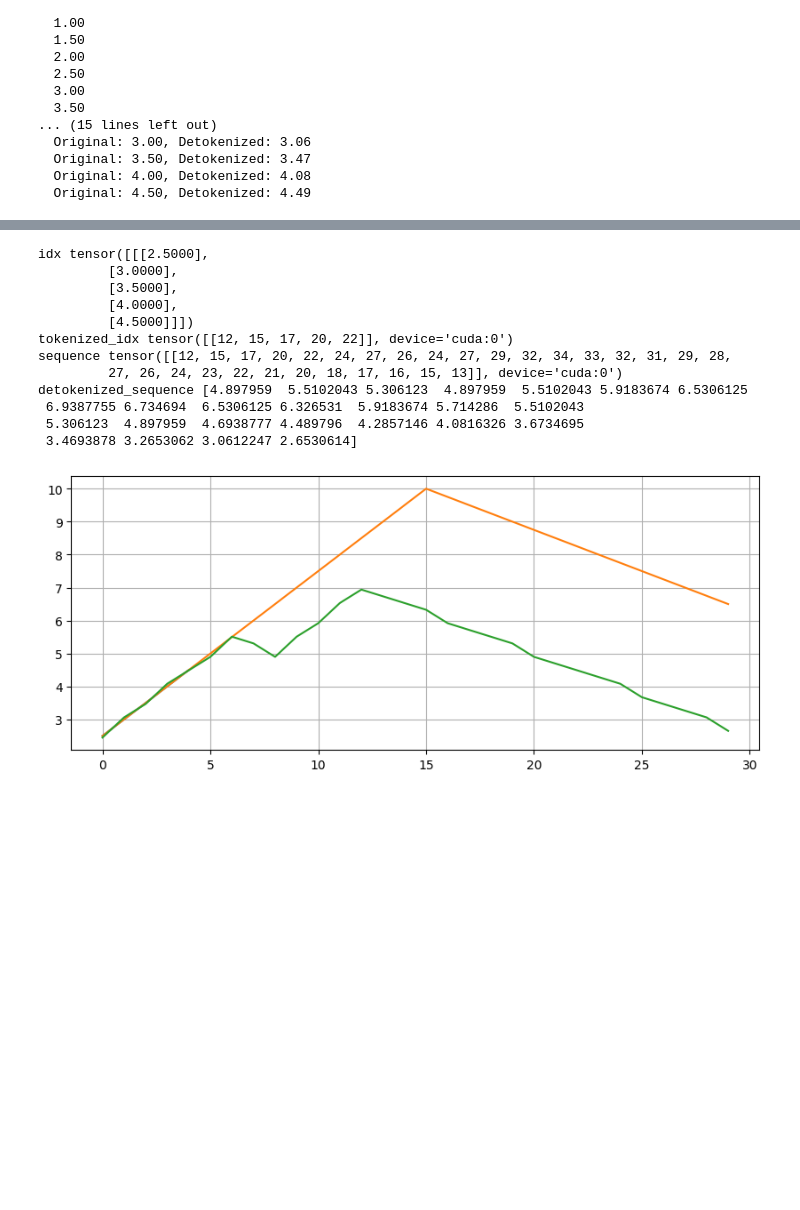
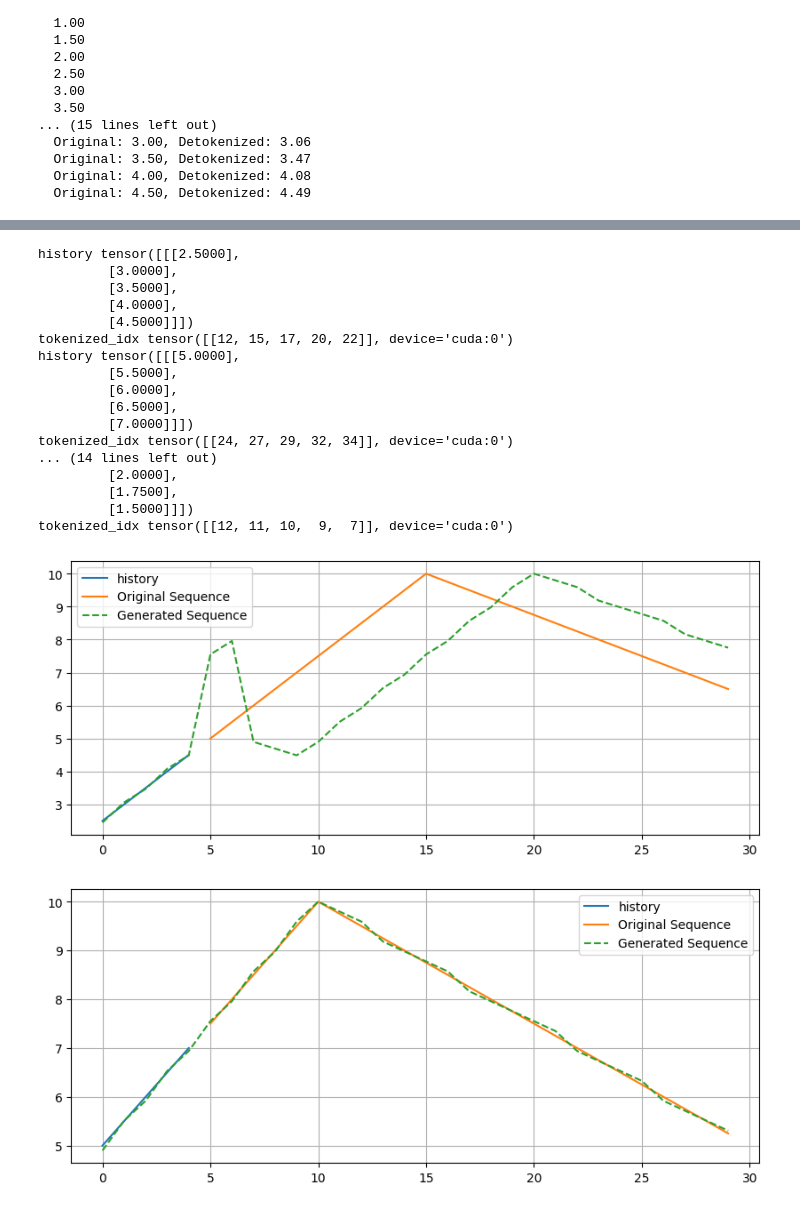
Before and after one commit to Bryce-R/ML, a Jupyter notebook: SimpleDecoderTransformer.ipynb, the cells around one changed output, grey strips where cells are left out. Drawn from its saved outputs; the diff is of its cells as text; code cells hidden in the pictures; blank space fills up the shorter version.

```diff
--- a/SimpleDecoderTransformer.ipynb
+++ b/SimpleDecoderTransformer.ipynb
@@ -229,7 +229,7 @@ First 10 original velocity values (batch 0):
 
 
 seq_len = 30
-model = TinyDecoderOnlyTransformer(vocab, d_model=8, n_heads=4, d_ff=32, n_layers=2, seq_len=seq_len)
+model = TinyDecoderOnlyTransformer(vocab, d_model=8, n_heads=4, d_ff=32, n_layers=4, seq_len=seq_len)
 model.to(device)
 history_len = 10
 step = 50
@@ -291,32 +298,41 @@ Epoch 190, Step 0, Loss 0.036750759929418564
 # %%
 start = 5
 end = 10
-idx = x[:, start:end, :]
-print(f"idx", idx)
-tokenized_idx = tokenizer.tokenize(idx).squeeze(-1).to(device)
-print(f"tokenized_idx", tokenized_idx)
-# print(f"tokenized_idx.shape", tokenized_idx.shape)
-sequence = model.generate(tokenized_idx, seq_len-idx.shape[1])
-print(f"sequence", sequence)
-detokenized_sequence = tokenizer.detokenize(sequence)
-print(f"detokenized_sequence", detokenized_sequence.cpu().numpy()[0][5:])
+for start in [5, 10, 20, 25, 50]:
+    end = start + 5
+    history = x[:, start:end, :]
+    print(f"history", history)
+    tokenized_idx = tokenizer.tokenize(history).squeeze(-1).to(device)
+    print(f"tokenized_idx", tokenized_idx)
+    # print(f"tokenized_idx.shape", tokenized_idx.shape)
+    sequence = model.generate(tokenized_idx, seq_len-history.shape[1])
+    # print(f"sequence", sequence)
+    detokenized_sequence = tokenizer.detokenize(sequence)
+    # print(f"detokenized_sequence", detokenized_sequence.cpu().numpy()[0][5:])
 
-plt.figure(figsize=(10, 4))
-plt.plot(idx.cpu().numpy()[0], label='history')
-plt.plot(x[:, start:start+seq_len, :].cpu().numpy()[0], label='Original Sequence')
-plt.plot(detokenized_sequence.cpu().numpy()[0], label='Generated Sequence')
-plt.grid()
+    plt.figure(figsize=(10, 4))
+    plt.plot(history.cpu().numpy()[0], label='history')
+    plt.plot(range(end-start, start+seq_len-start),x[:, end:start+seq_len, :].cpu().numpy()[0], label='Original Sequence')
+    plt.plot(detokenized_sequence.cpu().numpy()[0], '--', label='Generated Sequence')
+    plt.grid()
+    plt.legend()
 # %% [output]
-idx tensor([[[2.5000],
+history tensor([[[2.5000],
          [3.0000],
          [3.5000],
          [4.0000],
          [4.5000]]])
 tokenized_idx tensor([[12, 15, 17, 20, 22]], device='cuda:0')
-sequence tensor([[12, 15, 17, 20, 22, 24, 27, 26, 24, 27, 29, 32, 34, 33, 32, 31, 29, 28,
-         27, 26, 24, 23, 22, 21, 20, 18, 17, 16, 15, 13]], device='cuda:0')
-detokenized_sequence [4.897959  5.5102043 5.306123  4.897959  5.5102043 5.9183674 6.5306125
- 6.9387755 6.734694  6.5306125 6.326531  5.9183674 5.714286  5.5102043
- 5.306123  4.897959  4.6938777 4.489796  4.2857146 4.0816326 3.6734695
- 3.4693878 3.2653062 3.0612247 2.6530614]
+history tensor([[[5.0000],
+         [5.5000],
+         [6.0000],
+         [6.5000],
+         [7.0000]]])
+tokenized_idx tensor([[24, 27, 29, 32, 34]], device='cuda:0')
+... (14 lines left out)
+         [2.0000],
+         [1.7500],
+         [1.5000]]])
+tokenized_idx tensor([[12, 11, 10,  9,  7]], device='cuda:0')
-[figure, old version]
+[figure, new version]
+[figure, added]
```
Also changed, not shown: parts of 4 cells of this notebook.
